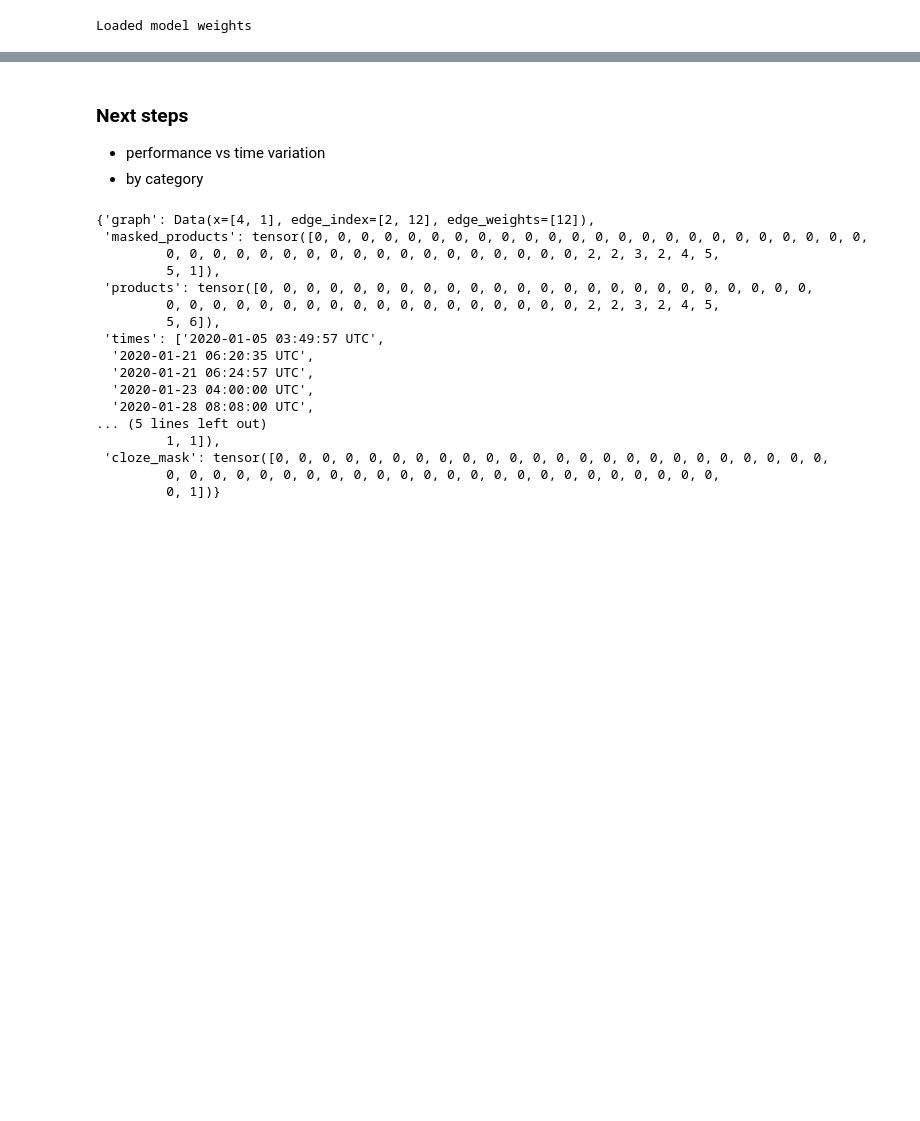
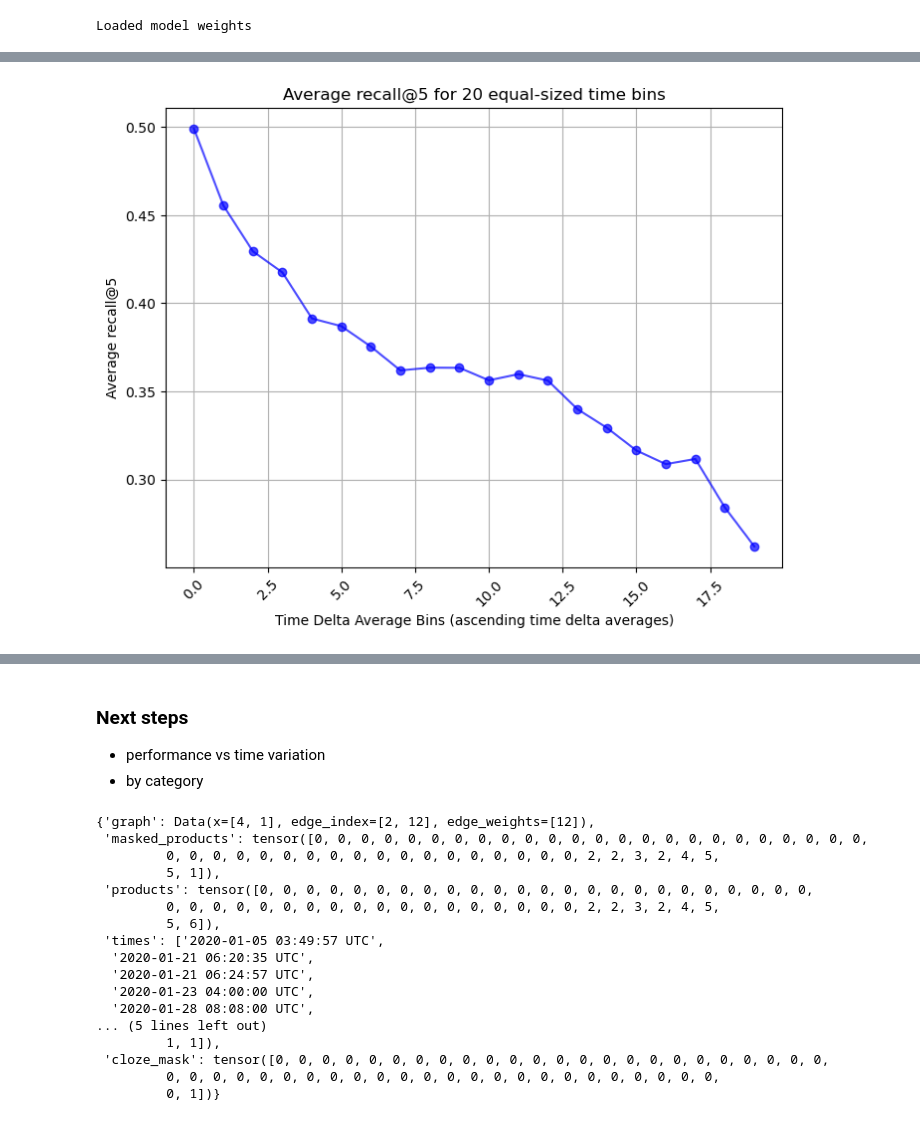
Before and after one commit to mehardsingh/eecs576_final_project, a Jupyter notebook: evaluate_srgnn.ipynb, the cells around one changed output, grey strips where cells are left out. Cells and saved outputs as stored; diff of their text form; code cells hidden in the pictures; blank space fills up the shorter version.

```diff
--- a/evaluate_srgnn.ipynb
+++ b/evaluate_srgnn.ipynb
@@ -77,0 +131,20 @@ with torch.no_grad():  # Disable gradient computation for evaluation
+# %%
+# Function to compute recall at K
+def recall_at_k(row, k):
+    return int(row['label'] in row['top_20'][:k])
+
+# Function to compute MRR for a single row
+def mrr(row):
+    try:
+        # Find the rank of the correct label in top_20
+        rank = row['top_20'].index(row['label']) + 1
+        return 1 / rank
+    except ValueError:
+        return 0  # If label is not in top_20, return 0
+
+# Compute recall@1, recall@5, recall@10, recall@15, recall@20, and MRR
+df['recall@1'] = df.apply(recall_at_k, k=1, axis=1)
+df['recall@5'] = df.apply(recall_at_k, k=5, axis=1)
+df['recall@10'] = df.apply(recall_at_k, k=10, axis=1)
+df['recall@20'] = df.apply(recall_at_k, k=20, axis=1)
+df['mrr'] = df.apply(mrr, axis=1)
@@ -77,0 +164,28 @@ with torch.no_grad():  # Disable gradient computation for evaluation
+# %%
+# Assuming df is your DataFrame
+# Sort the DataFrame by 'time_var' (if not already sorted)
+df_sorted = df.sort_values(by='time_avg')
+
+# Define the number of bins (N)
+N = 20
+
+# Create quantile-based bins (equal number of samples per bin)
+bins = pd.qcut(df_sorted['time_avg'], q=N, labels=False)
+
+# Group by the bins and calculate the mean of 'recall@5' for each bin
+bin_means = df_sorted.groupby(bins)['recall@5'].mean()
+
+# Plot the means as a line plot
+plt.figure(figsize=(8, 6))
+bin_means.plot(kind='line', marker='o', linestyle='-', color='b', alpha=0.7)
+
+# Add labels and title
+plt.title(f"Average recall@5 for {N} equal-sized time bins")
+plt.xlabel("Time Delta Average Bins (ascending time delta averages)")
+plt.ylabel("Average recall@5")
+plt.xticks(rotation=45)
+plt.grid(True)
+
+plt.show()
+# %% [output]
+[figure, added]
```
Also changed, not shown: parts of 8 cells of this notebook, 16 other files.
